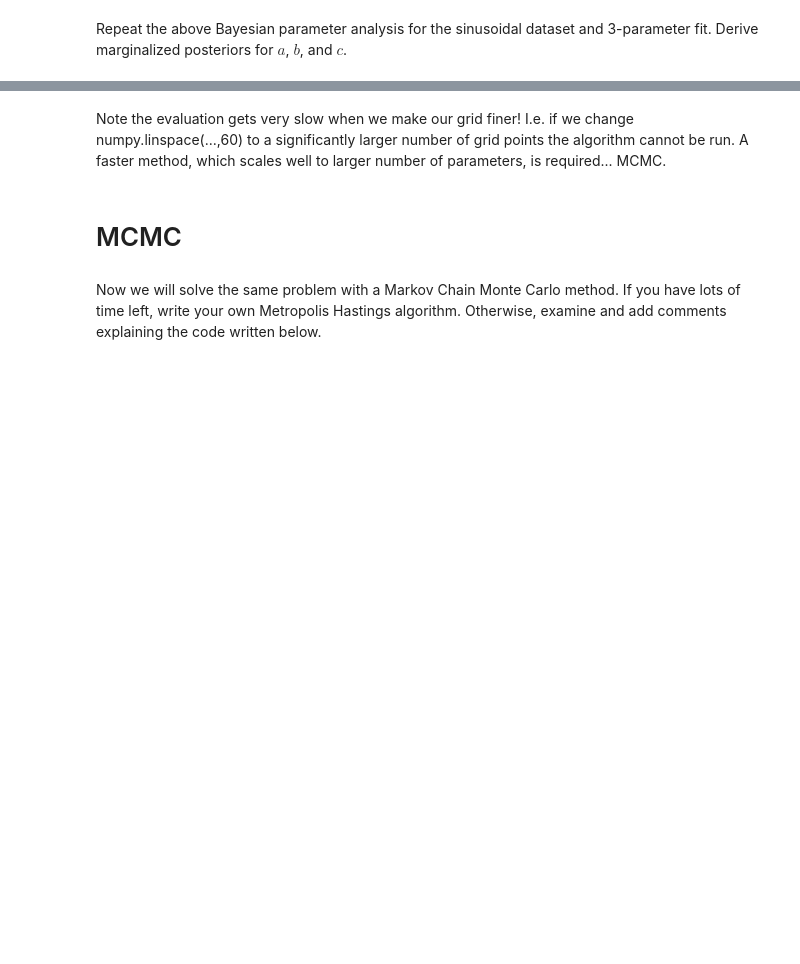
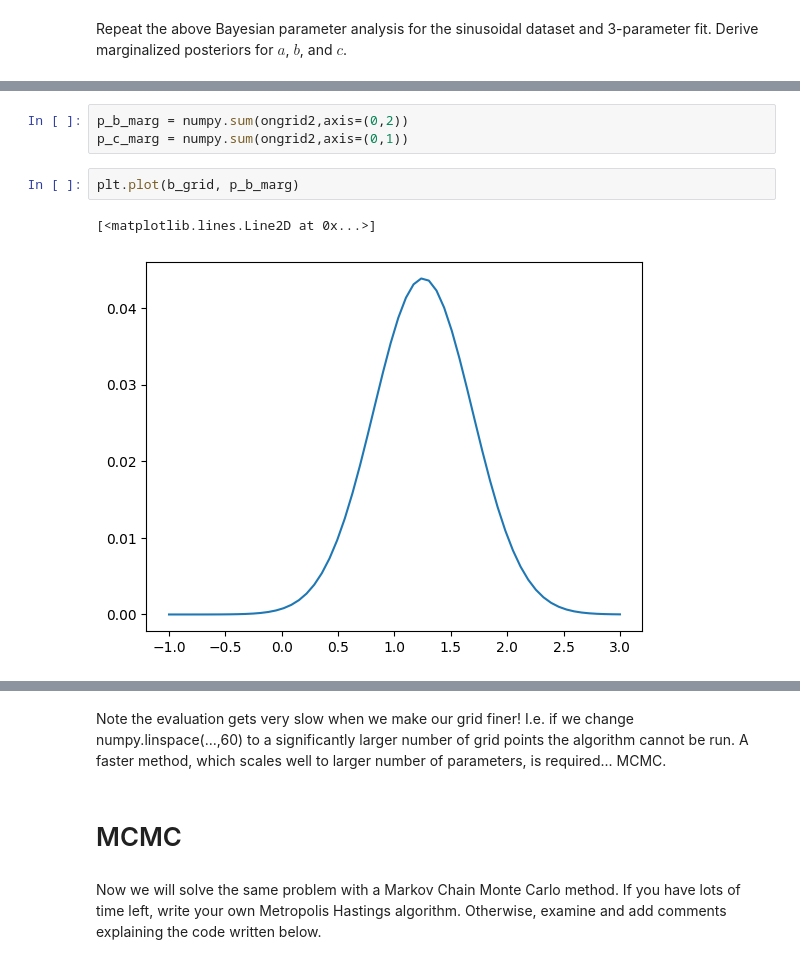
Before and after one commit to genaiwithshubham/machine-learning-practice, a Jupyter notebook: courseInfosysNotebookFinal2025.ipynb, the cells around one changed output, grey strips where cells are left out. Saved outputs shown, nothing was run; the diff lists cells and outputs as text; blank space fills up the shorter version.

```diff
--- a/courseInfosysNotebookFinal2025.ipynb
+++ b/courseInfosysNotebookFinal2025.ipynb
@@ -386,0 +396,8 @@ p_a_marg = numpy.sum(ongrid2,axis=(1,2))
+# %%
+p_b_marg = numpy.sum(ongrid2,axis=(0,2))
+p_c_marg = numpy.sum(ongrid2,axis=(0,1))
+# %%
+plt.plot(b_grid, p_b_marg)
+# %% [output]
+[<matplotlib.lines.Line2D at 0x...>]
+[figure, added]
```
Also changed, not shown: parts of 3 cells of this notebook.
